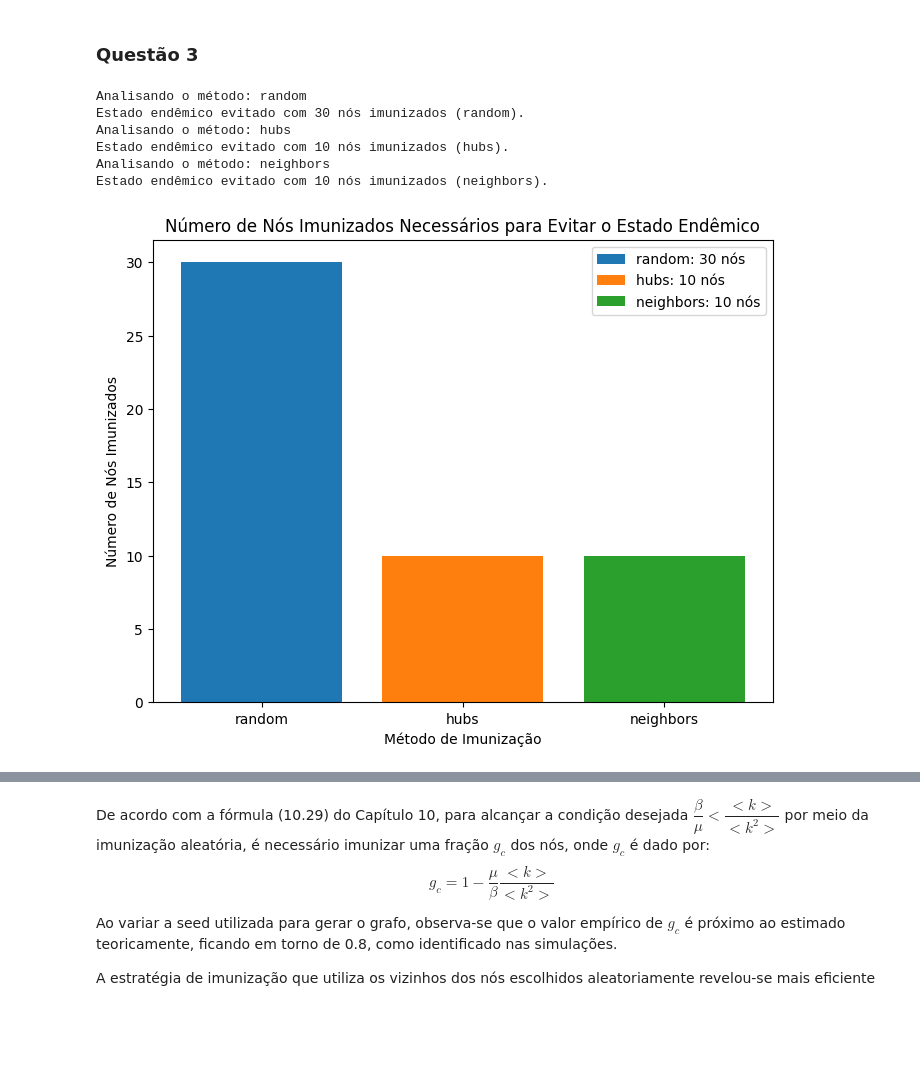
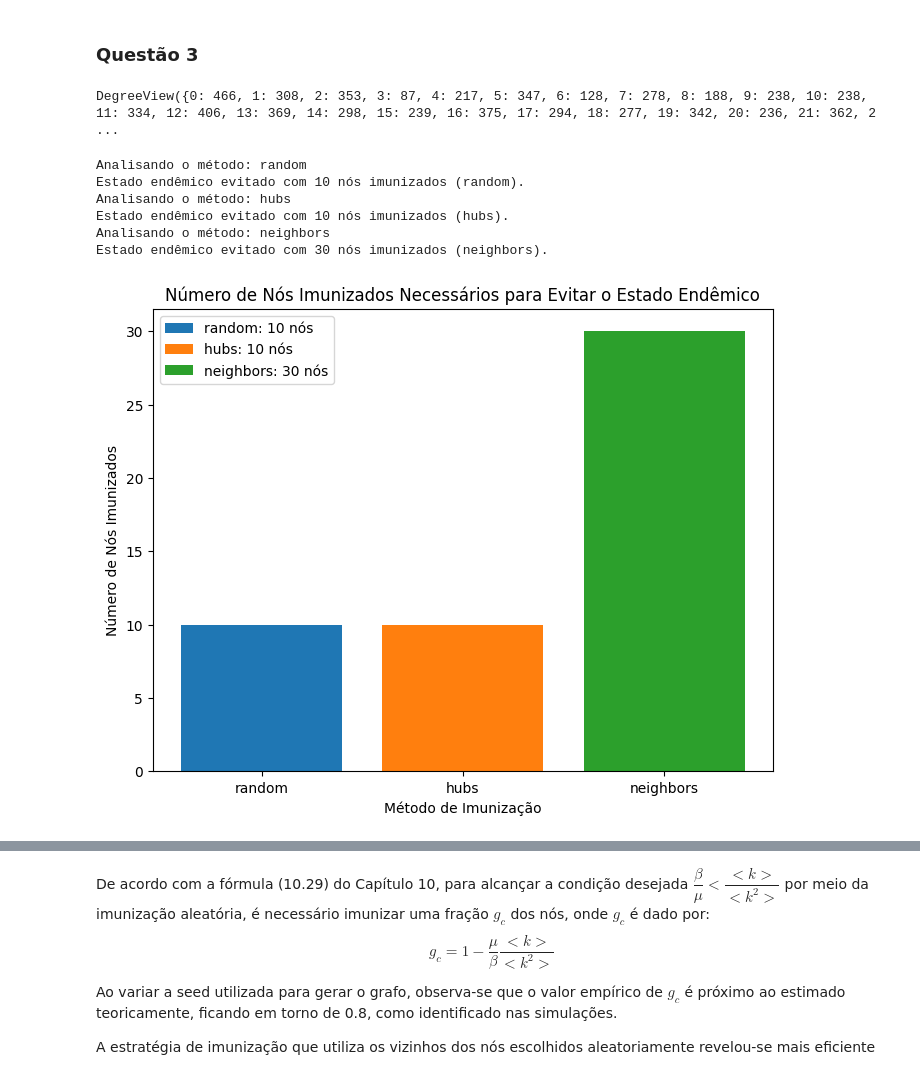
Before and after one commit to IsabelaYabe/Simula-o-de-epidemia, a Jupyter notebook: trabalho_A2.ipynb, the cells around one changed output, grey strips where cells are left out. Cells and saved outputs as stored; diff of their text form; code cells hidden in the pictures; blank space fills up the shorter version.

```diff
--- a/trabalho_A2.ipynb
+++ b/trabalho_A2.ipynb
@@ -106,13 +106,22 @@ $$2e^{-\frac{\mu}{\beta k_{\text{min}}}}$$
 Ou seja, para redes com $\gamma = 3$, a porcentagem de infectados na fase endêmica depende exponencialmente da relação $\frac{\mu}{\beta}$ e do grau mínimo $k_{\text{min}}$ na rede
 # %% [markdown]
 ### Questão 3
+# %%
+G.degree
+# %% [output]
+DegreeView({0: 466, 1: 308, 2: 353, 3: 87, 4: 217, 5: 347, 6: 128, 7: 278, 8: 188, 9: 238, 10: 238, 11: 334, 12: 406, 13: 369, 14: 298, 15: 239, 16: 375, 17: 294, 18: 277, 19: 342, 20: 236, 21: 362, 2 ...
 # %%
+def compute_moments(G):
+    degrees = np.array([degree for node, degree in G.degree])
+    return np.mean(degrees), np.mean(degrees**2)
+
+def g_critical_heterogenous_networks(beta, mu):
+    moment_0, moment_1 = compute_moments(G)
+    gc = 1 - (mu / beta)*(moment_0 / moment_1)
+
 def is_disease_eradicated(history):
-    return all(infected == 0 for infected in history[-10:])
+    return all(infected == 0 for infected in history[-1000:])
 
-def compute_moments(G):
-    degrees = np.array([deg for _, deg in G.degree])
-    return np.mean(degrees), np.mean(degrees**2)
 
 
 N = 10_000
@@ -123,7 +132,7 @@ mu_values = [0.1, 0.2, 0.3]
 m = k_medio // 2
 
 max_immunized = 300
-steps = 100
+steps = 10000
 
 G = nx.barabasi_albert_graph(N, m)
 
@@ -137,36 +146,36 @@ for method in methods:
         campaign.immunize(num_nodes=num_immunized)
 
         sis = SISModel(
             graph=campaign.graph,
             beta=beta,
             mu=mu,
             initial_infected=initial_infected,
             immunization_campaign=campaign,
             seed=42,
         )
         sis.run(steps=steps)
 
         if is_disease_eradicated(sis.history):
             print(f"Estado endêmico evitado com {num_immunized} nós imunizados ({method}).")
             results[method] = num_immunized
             break
 
 plt.figure(figsize=(8, 6))
 for method, num_immunized in results.items():
     plt.bar(method, num_immunized, label=f"{method}: {num_immunized} nós")
 plt.xlabel("Método de Imunização")
 plt.ylabel("Número de Nós Imunizados")
 plt.title("Número de Nós Imunizados Necessários para Evitar o Estado Endêmico")
 plt.legend()
 plt.show()
 # %% [output]
 Analisando o método: random
-Estado endêmico evitado com 30 nós imunizados (random).
+Estado endêmico evitado com 10 nós imunizados (random).
 Analisando o método: hubs
 Estado endêmico evitado com 10 nós imunizados (hubs).
 Analisando o método: neighbors
-Estado endêmico evitado com 10 nós imunizados (neighbors).
+Estado endêmico evitado com 30 nós imunizados (neighbors).
-[figure, old version]
+[figure, new version]
 # %%
 N = 10_000
 k_medio = 20
```
Also changed, not shown: parts of 3 cells of this notebook, 2 other files.
